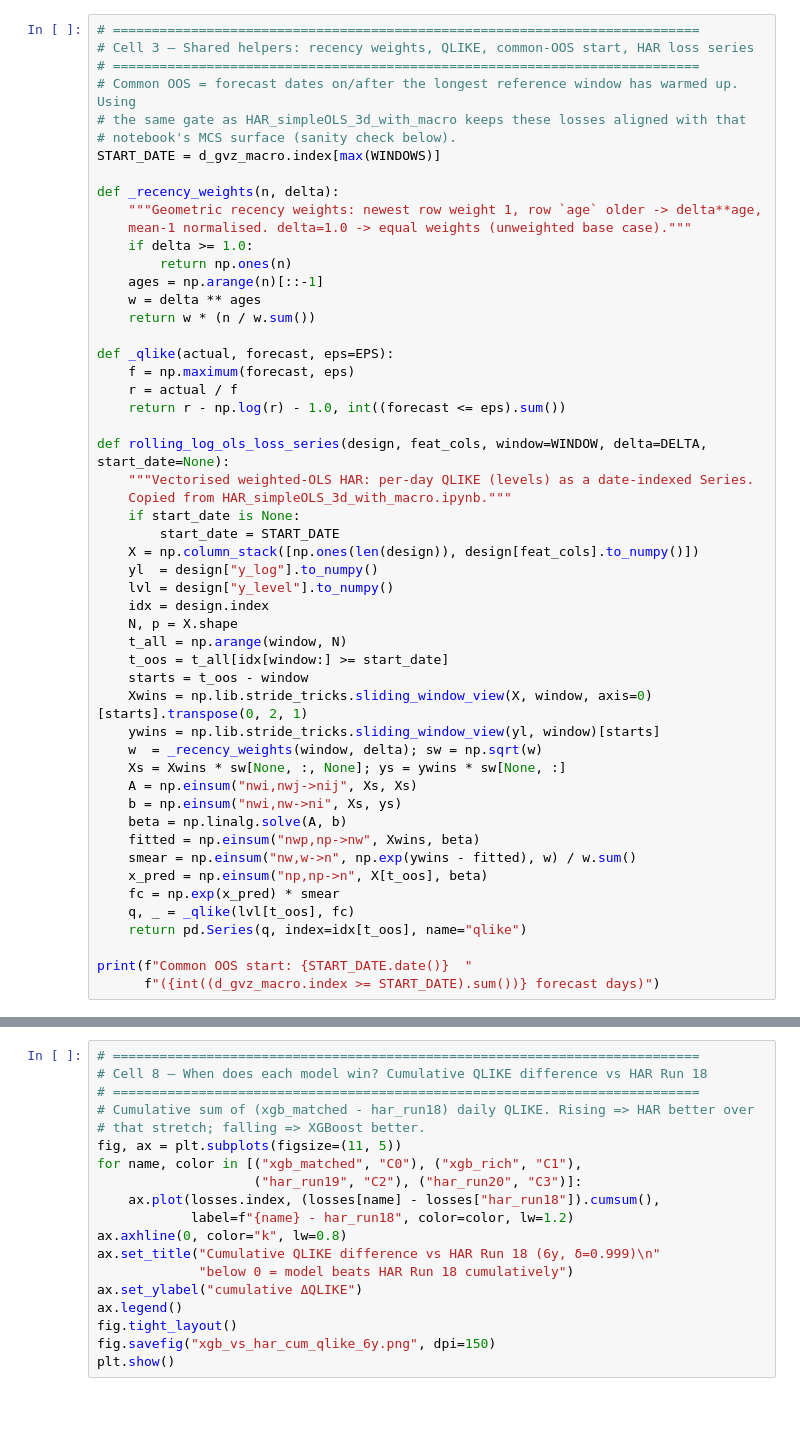
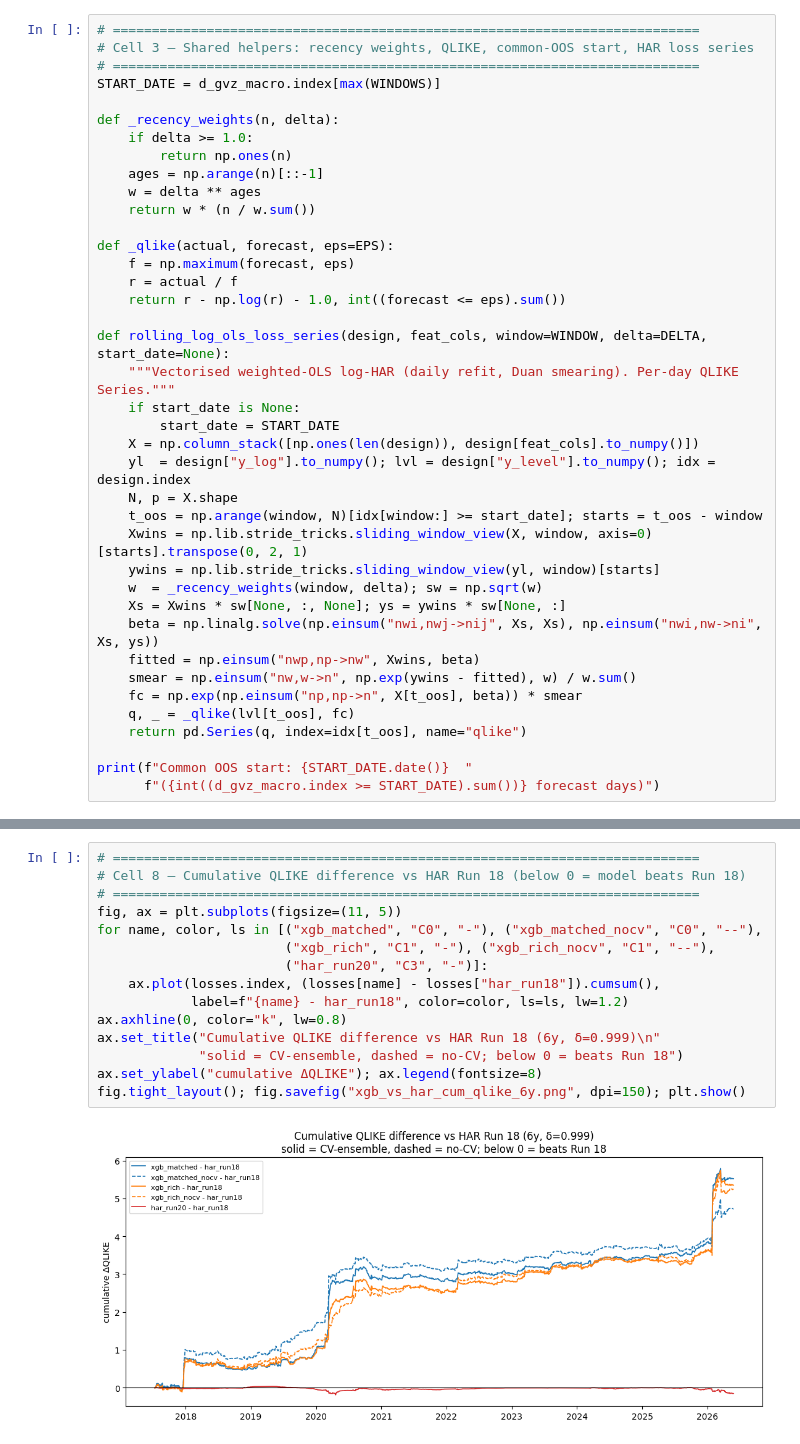
Before and after one commit to RonnieChanPLO/Gold_vol_forecast, a Jupyter notebook: XGBoost_vs_HAR_MCS_6y.ipynb, the cells around one changed output, grey strips where cells are left out. Drawn from its saved outputs; the diff is of its cells as text; blank space fills up the shorter version.

```diff
--- a/XGBoost_vs_HAR_MCS_6y.ipynb
+++ b/XGBoost_vs_HAR_MCS_6y.ipynb
@@ -91,14 +97,9 @@ print("Run 19  log+SPX+GVZ+macro    cols:", list(d_spx_gvz_macro.columns),   f"(
 # ===========================================================================
 # Cell 3 — Shared helpers: recency weights, QLIKE, common-OOS start, HAR loss series
 # ===========================================================================
-# Common OOS = forecast dates on/after the longest reference window has warmed up. Using
-# the same gate as HAR_simpleOLS_3d_with_macro keeps these losses aligned with that
-# notebook's MCS surface (sanity check below).
 START_DATE = d_gvz_macro.index[max(WINDOWS)]
 
 def _recency_weights(n, delta):
-    """Geometric recency weights: newest row weight 1, row `age` older -> delta**age,
-    mean-1 normalised. delta=1.0 -> equal weights (unweighted base case)."""
     if delta >= 1.0:
         return np.ones(n)
     ages = np.arange(n)[::-1]
@@ -111,29 +112,21 @@ def _qlike(actual, forecast, eps=EPS):
     return r - np.log(r) - 1.0, int((forecast <= eps).sum())
 
 def rolling_log_ols_loss_series(design, feat_cols, window=WINDOW, delta=DELTA, start_date=None):
-    """Vectorised weighted-OLS HAR: per-day QLIKE (levels) as a date-indexed Series.
-    Copied from HAR_simpleOLS_3d_with_macro.ipynb."""
+    """Vectorised weighted-OLS log-HAR (daily refit, Duan smearing). Per-day QLIKE Series."""
     if start_date is None:
         start_date = START_DATE
     X = np.column_stack([np.ones(len(design)), design[feat_cols].to_numpy()])
-    yl  = design["y_log"].to_numpy()
-    lvl = design["y_level"].to_numpy()
-    idx = design.index
+    yl  = design["y_log"].to_numpy(); lvl = design["y_level"].to_numpy(); idx = design.index
     N, p = X.shape
-    t_all = np.arange(window, N)
-    t_oos = t_all[idx[window:] >= start_date]
-    starts = t_oos - window
+    t_oos = np.arange(window, N)[idx[window:] >= start_date]; starts = t_oos - window
     Xwins = np.lib.stride_tricks.sliding_window_view(X, window, axis=0)[starts].transpose(0, 2, 1)
     ywins = np.lib.stride_tricks.sliding_window_view(yl, window)[starts]
     w  = _recency_weights(window, delta); sw = np.sqrt(w)
     Xs = Xwins * sw[None, :, None]; ys = ywins * sw[None, :]
-    A = np.einsum("nwi,nwj->nij", Xs, Xs)
-    b = np.einsum("nwi,nw->ni", Xs, ys)
-    beta = np.linalg.solve(A, b)
+    beta = np.linalg.solve(np.einsum("nwi,nwj->nij", Xs, Xs), np.einsum("nwi,nw->ni", Xs, ys))
     fitted = np.einsum("nwp,np->nw", Xwins, beta)
     smear = np.einsum("nw,w->n", np.exp(ywins - fitted), w) / w.sum()
-    x_pred = np.einsum("np,np->n", X[t_oos], beta)
-    fc = np.exp(x_pred) * smear
+    fc = np.exp(np.einsum("np,np->n", X[t_oos], beta)) * smear
     q, _ = _qlike(lvl[t_oos], fc)
     return pd.Series(q, index=idx[t_oos], name="qlike")
 
@@ -258,19 +358,17 @@ mcs_results
 # %%
 # ===========================================================================
-# Cell 8 — When does each model win? Cumulative QLIKE difference vs HAR Run 18
+# Cell 8 — Cumulative QLIKE difference vs HAR Run 18 (below 0 = model beats Run 18)
 # ===========================================================================
-# Cumulative sum of (xgb_matched - har_run18) daily QLIKE. Rising => HAR better over
-# that stretch; falling => XGBoost better.
 fig, ax = plt.subplots(figsize=(11, 5))
-for name, color in [("xgb_matched", "C0"), ("xgb_rich", "C1"),
-                    ("har_run19", "C2"), ("har_run20", "C3")]:
+for name, color, ls in [("xgb_matched", "C0", "-"), ("xgb_matched_nocv", "C0", "--"),
+                        ("xgb_rich", "C1", "-"), ("xgb_rich_nocv", "C1", "--"),
+                        ("har_run20", "C3", "-")]:
     ax.plot(losses.index, (losses[name] - losses["har_run18"]).cumsum(),
-            label=f"{name} - har_run18", color=color, lw=1.2)
+            label=f"{name} - har_run18", color=color, ls=ls, lw=1.2)
 ax.axhline(0, color="k", lw=0.8)
 ax.set_title("Cumulative QLIKE difference vs HAR Run 18 (6y, δ=0.999)\n"
-             "below 0 = model beats HAR Run 18 cumulatively")
-ax.set_ylabel("cumulative ΔQLIKE")
-ax.legend()
-fig.tight_layout()
-fig.savefig("xgb_vs_har_cum_qlike_6y.png", dpi=150)
-plt.show()
+             "solid = CV-ensemble, dashed = no-CV; below 0 = beats Run 18")
+ax.set_ylabel("cumulative ΔQLIKE"); ax.legend(fontsize=8)
+fig.tight_layout(); fig.savefig("xgb_vs_har_cum_qlike_6y.png", dpi=150); plt.show()
+# %% [output]
+[figure, added]
```
Also changed, not shown: parts of 12 cells of this notebook, 43 other files.
